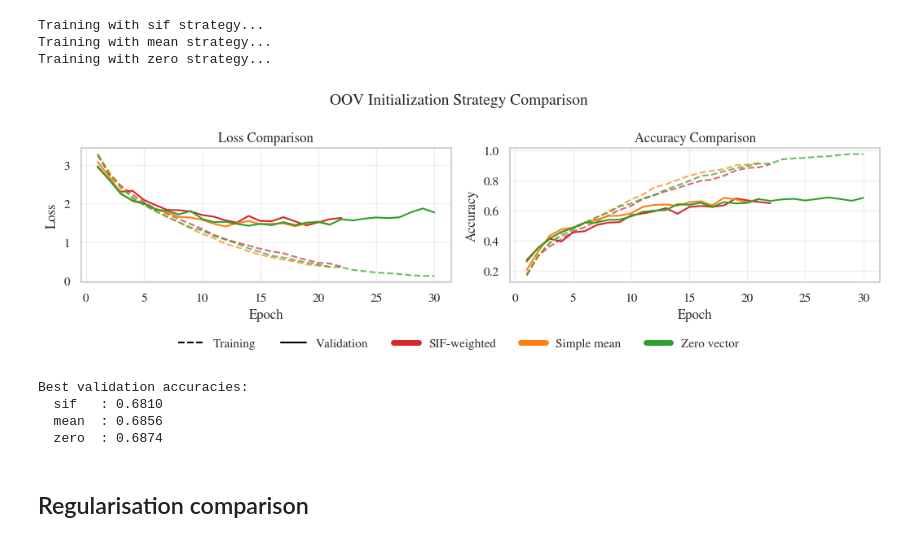
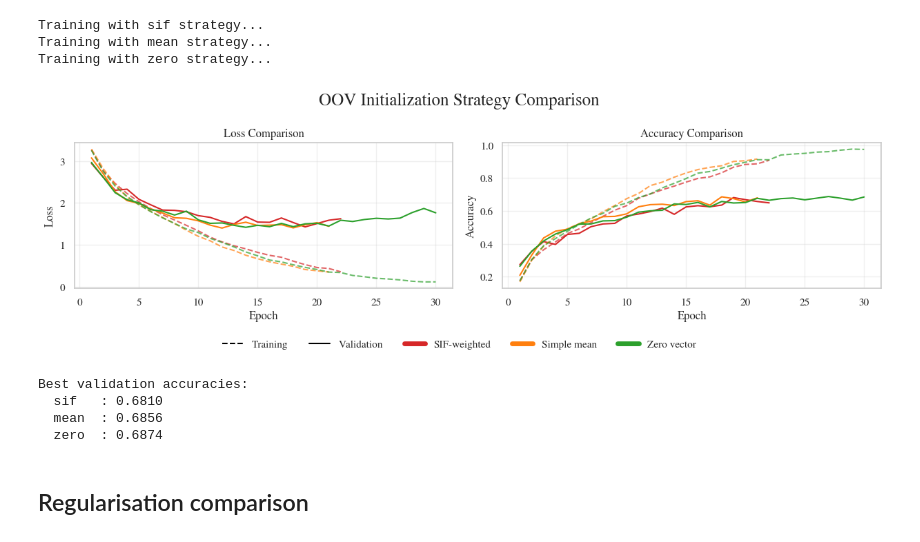
Before and after one commit to JonssonAlexander/NLP_Project_group45, a Jupyter notebook: 02_rnn.ipynb, the cells around one changed output. Saved outputs shown, nothing was run; the diff lists cells and outputs as text; code cells hidden in the pictures.

```diff
--- a/02_rnn.ipynb
+++ b/02_rnn.ipynb
@@ -144,0 +146,20 @@ plt.show()
+# %%
+topic_accuracy_df = topic_accuracy_table(test_eval, index_to_label)
+scatter_data = topic_accuracy_df.copy()
+positive_data = scatter_data[scatter_data['support'] > 0].copy()
+fig, ax = plt.subplots(figsize=latex_set_size(fraction=1)
+)
+ax.scatter(positive_data['support'], positive_data['accuracy'], alpha=0.8)
+for _, row in positive_data.iterrows():
+    ax.text(row['support'], row['accuracy'], row['label'], fontsize=8, ha='center', va='bottom')
+ax.set_xlabel('Support (n)')
+ax.set_ylabel('Accuracy')
+ax.set_title('Baseline RNN – accuracy vs support by topic')
+ax.set_xscale('log')
+x_min = positive_data['support'].min() * 0.8
+x_max = positive_data['support'].max() * 1.2
+ax.set_xlim(x_min, x_max)
+ax.set_ylim(0, 1.05)
+ax.grid(True, which='both', alpha=0.3)
+plt.tight_layout()
+plt.show()
@@ -215,7 +260,7 @@ Training with sif strategy...
 Training with mean strategy...
 Training with zero strategy...
 # %%
-width, height = latex_set_size(fraction=0.85)
+width, height = latex_set_size(fraction=1)
 fig, axes = plt.subplots(1, 2, figsize=(width * 2, height))
 
 colors = {
@@ -245,35 +290,35 @@ axes[0].grid(True, alpha=0.3)
 
 axes[1].set_xlabel('Epoch')
 axes[1].set_ylabel('Accuracy')
 axes[1].set_title('Accuracy Comparison')
 axes[1].grid(True, alpha=0.3)
 
 dataset_handles = [
     plt.Line2D([], [], color='black', linestyle='--', label='Training'),
     plt.Line2D([], [], color='black', linestyle='-', label='Validation'),
 ]
 strategy_handles = [
     plt.Line2D([], [], color=colors['sif'],lw=5, label=strategy_labels['sif']),
     plt.Line2D([], [], color=colors['mean'],lw=5, label=strategy_labels['mean']),
     plt.Line2D([], [], color=colors['zero'],lw=5, label=strategy_labels['zero']),
 ]
 
 handles = dataset_handles + strategy_handles
 labels = [handle.get_label() for handle in handles]
 fig.legend(handles, labels, loc='lower center', bbox_to_anchor=(0.5, -0.01), ncol=5, frameon=False)
 
-fig.suptitle('OOV Initialization Strategy Comparison', fontsize=14)
+fig.suptitle('OOV Initialization Strategy Comparison', fontsize=18)
 fig.tight_layout(rect=(0, 0.08, 1, 1))
 fig.savefig('plots/oov_strategy_comparison.png', dpi=300, bbox_inches='tight')
 plt.show()
 
 print('Best validation accuracies:')
 for strategy in strategies:
     history_obj = strategy_histories[strategy]
     best_val_acc = max(history_obj.val_accuracy) if history_obj.val_accuracy else 0.0
     print(f"  {strategy:6s}: {best_val_acc:.4f}")
 # %% [output]
-[figure, old version]
+[figure, new version]
 Best validation accuracies:
   sif   : 0.6810
   mean  : 0.6856
```
Also changed, not shown: parts of 18 cells of this notebook, 1 other file.
